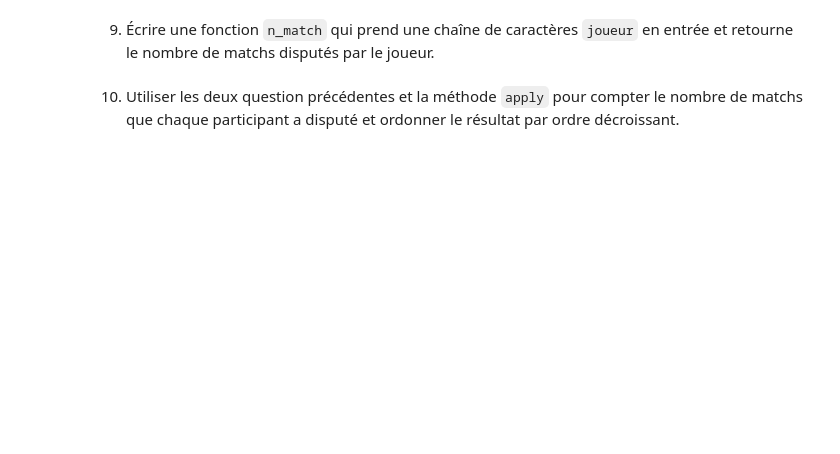
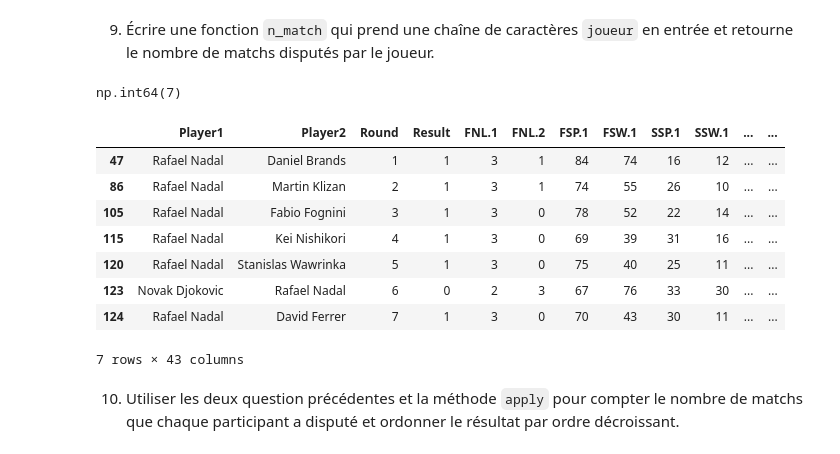
Before and after one commit to elyouness123/D-pot-test, a Jupyter notebook: Scripts/02_pandas_2.ipynb, the cells around one changed output. Saved outputs shown, nothing was run; the diff lists cells and outputs as text; code cells hidden in the pictures; blank space fills up the shorter version.

```diff
--- a/Scripts/02_pandas_2.ipynb
+++ b/Scripts/02_pandas_2.ipynb
@@ -9,4 +9,4 @@ Nous considérons les données des résultats des matchs de tennis masculin des
 # %% [markdown]
 1. Commencer par charger le jeu de données relatif au tournoi de Roland Garros dans un dataframe `rg` à partir du fichier `rolandgarros2013.csv`.
 # %%
-rg = read_csv("/home/onyxia/work/D-pot-test/rolandgarros2013.csv", sep=',')
+rg = pd.read_csv("~/work/D-pot-test/DATA/rolandgarros2013.csv", sep=',')
@@ -17,2 +62,5 @@ rg.head()
 # %% [markdown]
 3. Calculer le nombre moyen d'aces par match dans le tournoi.
+# %%
+rg["Aces"]=rg["ACE.1"]+rg["ACE.2"]
+rg["Aces"].agg("mean")
@@ -29,4 +123,23 @@ rg.head()
 # %% [markdown]
 9. Écrire une fonction `n_match` qui prend une chaîne de caractères `joueur` en entrée et retourne le nombre de matchs disputés par le joueur.
+# %%
+def n_match(joueur):
+    return ((rg['Player1'] == joueur) | (rg['Player2'] == joueur)).sum()
+
+n_match("Rafael Nadal")
+# %% [output]
+np.int64(7)
+# %%
+rg[ (rg['Player1'] == "Rafael Nadal") | (rg['Player2'] == "Rafael Nadal")]
+# %% [output]
+|  | Player1 | Player2 | Round | Result | FNL.1 | FNL.2 | FSP.1 | FSW.1 | SSP.1 | SSW.1 | ... | ... |
+| 47 | Rafael Nadal | Daniel Brands | 1 | 1 | 3 | 1 | 84 | 74 | 16 | 12 | ... | ... |
+| 86 | Rafael Nadal | Martin Klizan | 2 | 1 | 3 | 1 | 74 | 55 | 26 | 10 | ... | ... |
+| 105 | Rafael Nadal | Fabio Fognini | 3 | 1 | 3 | 0 | 78 | 52 | 22 | 14 | ... | ... |
+| 115 | Rafael Nadal | Kei Nishikori | 4 | 1 | 3 | 0 | 69 | 39 | 31 | 16 | ... | ... |
+| 120 | Rafael Nadal | Stanislas Wawrinka | 5 | 1 | 3 | 0 | 75 | 40 | 25 | 11 | ... | ... |
+| 123 | Novak Djokovic | Rafael Nadal | 6 | 0 | 2 | 3 | 67 | 76 | 33 | 30 | ... | ... |
+| 124 | Rafael Nadal | David Ferrer | 7 | 1 | 3 | 0 | 70 | 43 | 30 | 11 | ... | ... |
+7 rows × 43 columns
 # %% [markdown]
 10. Utiliser les deux question précédentes et la méthode `apply` pour compter le nombre de matchs que chaque participant a disputé et ordonner le résultat par ordre décroissant.
```
Also changed, not shown: parts of 20 cells of this notebook, 4 other files.
